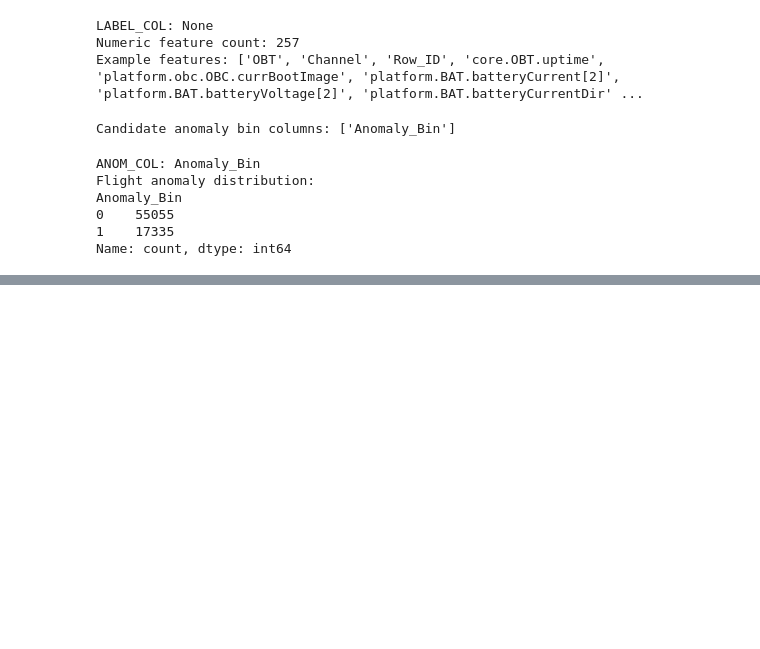
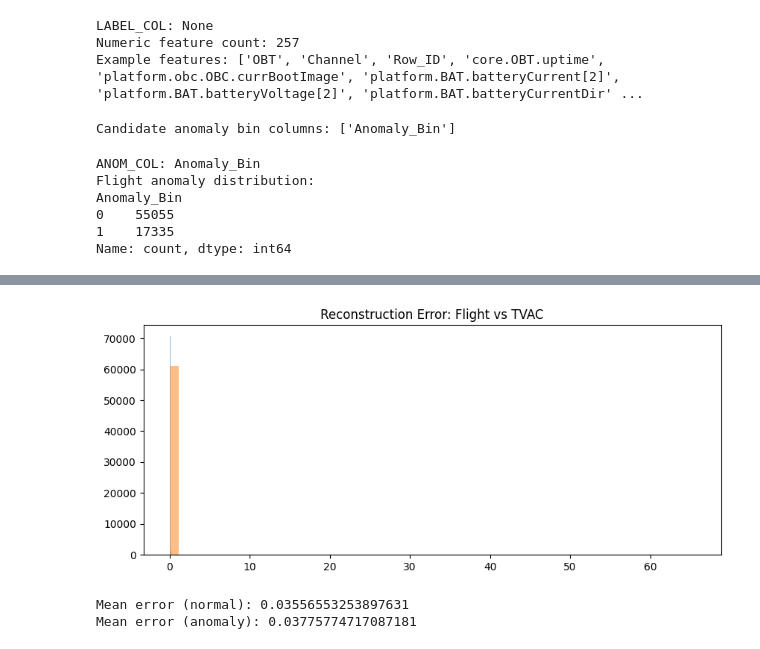
Before and after one commit to pianoforte801/Satellite-Telemetry-Anomaly-Detection-using-Classical-Machine-Learning, a Jupyter notebook: notebooks/EDA.ipynb, the cells around one changed output, grey strips where cells are left out. Drawn from its saved outputs; the diff is of its cells as text; code cells hidden in the pictures; blank space fills up the shorter version.

```diff
--- a/notebooks/EDA.ipynb
+++ b/notebooks/EDA.ipynb
@@ -697,13 +697,3 @@ Anomaly_Bin
 0    55055
 1    17335
 Name: count, dtype: int64
-# %%
-# Fit ONLY on flight (reference domain)
-prep_obj = preprocessing.fit_preprocessing(flight_df2, feature_cols=num_cols)
-
-# Apply the same fitted preprocessing to both datasets
-flight_X = preprocessing.transform_dataset(flight_df2, prep_obj, feature_cols=num_cols)
-tvac_X   = preprocessing.transform_dataset(tvac_df2,   prep_obj, feature_cols=num_cols)
-
-print("flight_X:", getattr(flight_X, "shape", None))
-print("tvac_X  :", getattr(tvac_X, "shape", None))
@@ -711,0 +1075,23 @@ TypeError: fit_preprocessing() got an unexpected keyword argument 'feature_cols'
+# %%
+flight_re = preprocessing.pca_reconstruction_error(flight_df, prep)
+tvac_re   = preprocessing.pca_reconstruction_error(tvac_df, prep)
+
+plt.figure(figsize=(10,4))
+plt.hist(flight_re, bins=60, alpha=0.5)
+plt.hist(tvac_re, bins=60, alpha=0.5)
+plt.title("Reconstruction Error: Flight vs TVAC")
+plt.show()
+# %% [output]
+[figure, added]
+# %%
+if "Anomaly_Bin" in flight_df.columns:
+    flight_df["recon_error"] = flight_re
+
+    print("Mean error (normal):",
+          flight_df.loc[flight_df["Anomaly_Bin"]==0,"recon_error"].mean())
+
+    print("Mean error (anomaly):",
+          flight_df.loc[flight_df["Anomaly_Bin"]==1,"recon_error"].mean())
+# %% [output]
+Mean error (normal): 0.03556553253897631
+Mean error (anomaly): 0.03775774717087181
```
Also changed, not shown: parts of 17 cells of this notebook, 2 other files.
